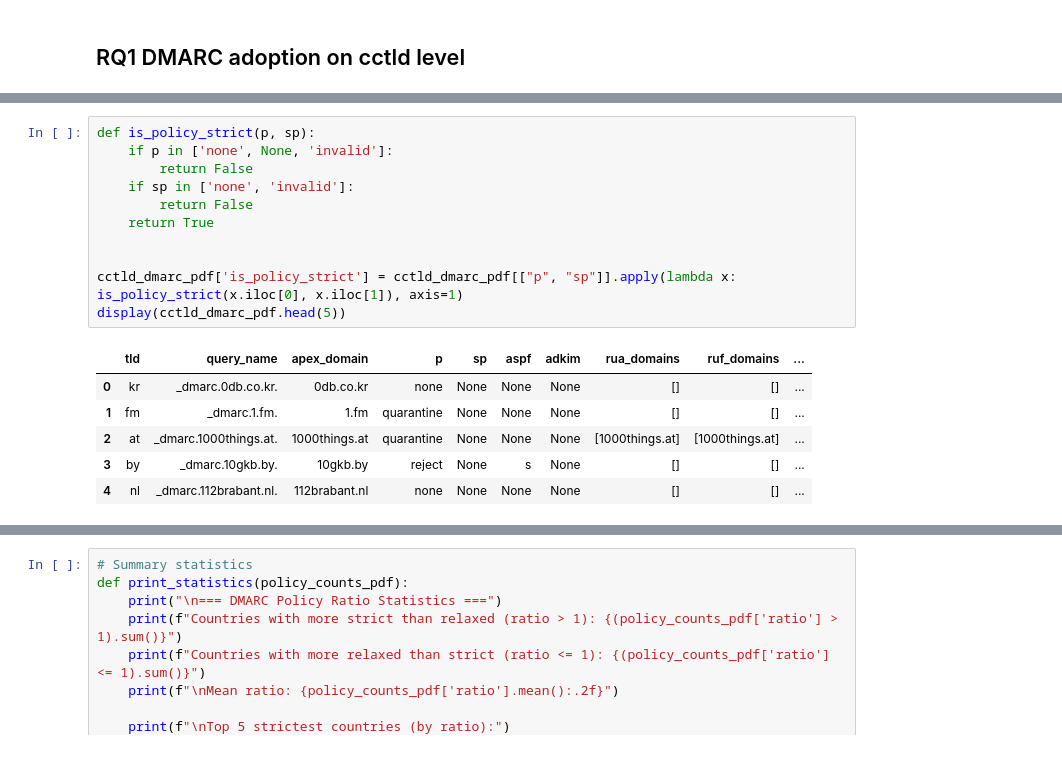
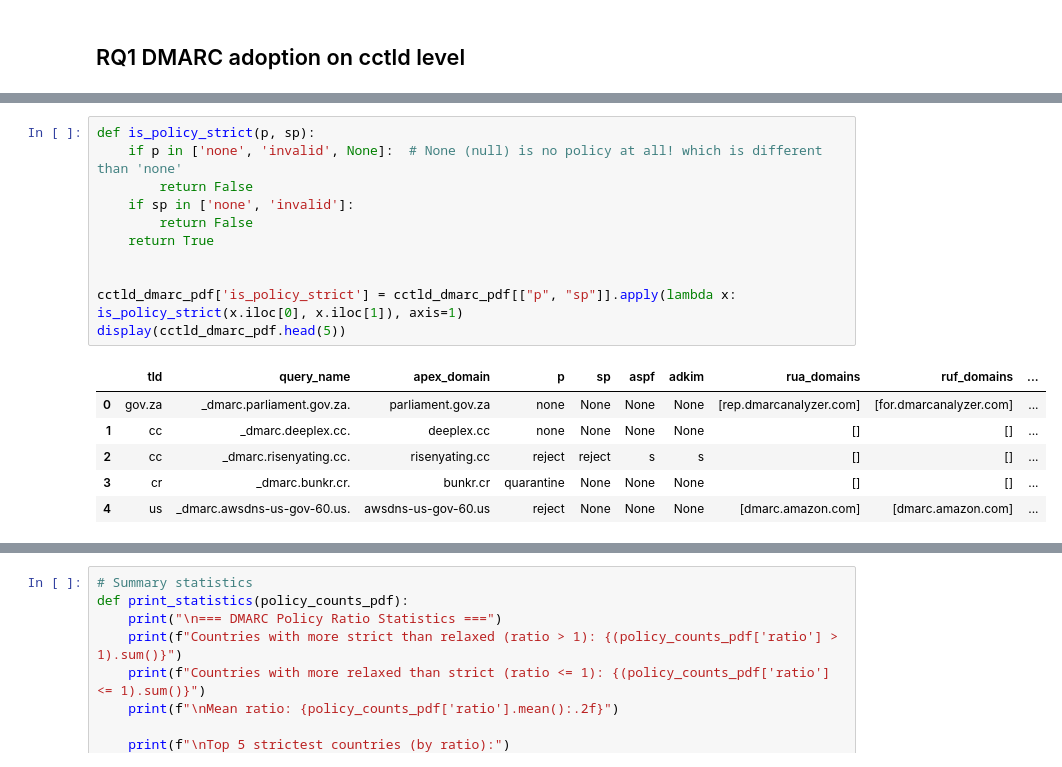
Before and after one commit to internettransparency/dmarc-cctld-research, a Jupyter notebook: notebooks/process-results.ipynb, the cells around one changed output, grey strips where cells are left out. Drawn from its saved outputs; the diff is of its cells as text.

```diff
--- a/notebooks/process-results.ipynb
+++ b/notebooks/process-results.ipynb
@@ -96,22 +93,22 @@ memory usage: 11.3+ MB
 None
 # %%
 def is_policy_strict(p, sp):
-    if p in ['none', None, 'invalid']:
+    if p in ['none', 'invalid', None]:  # None (null) is no policy at all! which is different than 'none'
         return False
     if sp in ['none', 'invalid']:
         return False
     return True
 
 
 cctld_dmarc_pdf['is_policy_strict'] = cctld_dmarc_pdf[["p", "sp"]].apply(lambda x: is_policy_strict(x.iloc[0], x.iloc[1]), axis=1)
 display(cctld_dmarc_pdf.head(5))
 # %% [output]
 |  | tld | query_name | apex_domain | p | sp | aspf | adkim | rua_domains | ruf_domains | ... |
-| 0 | kr | _dmarc.0db.co.kr. | 0db.co.kr | none | None | None | None | [] | [] | ... |
-| 1 | fm | _dmarc.1.fm. | 1.fm | quarantine | None | None | None | [] | [] | ... |
-| 2 | at | _dmarc.1000things.at. | 1000things.at | quarantine | None | None | None | [1000things.at] | [1000things.at] | ... |
-| 3 | by | _dmarc.10gkb.by. | 10gkb.by | reject | None | s | None | [] | [] | ... |
-| 4 | nl | _dmarc.112brabant.nl. | 112brabant.nl | none | None | None | None | [] | [] | ... |
+| 0 | gov.za | _dmarc.parliament.gov.za. | parliament.gov.za | none | None | None | None | [rep.dmarcanalyzer.com] | [for.dmarcanalyzer.com] | ... |
+| 1 | cc | _dmarc.deeplex.cc. | deeplex.cc | none | None | None | None | [] | [] | ... |
+| 2 | cc | _dmarc.risenyating.cc. | risenyating.cc | reject | reject | s | s | [] | [] | ... |
+| 3 | cr | _dmarc.bunkr.cr. | bunkr.cr | quarantine | None | None | None | [] | [] | ... |
+| 4 | us | _dmarc.awsdns-us-gov-60.us. | awsdns-us-gov-60.us | reject | None | None | None | [dmarc.amazon.com] | [dmarc.amazon.com] | ... |
 # %%
 def get_country_from_tld(tld):
     if tld:
```
Also changed, not shown: parts of 39 cells of this notebook, 1 other file.
